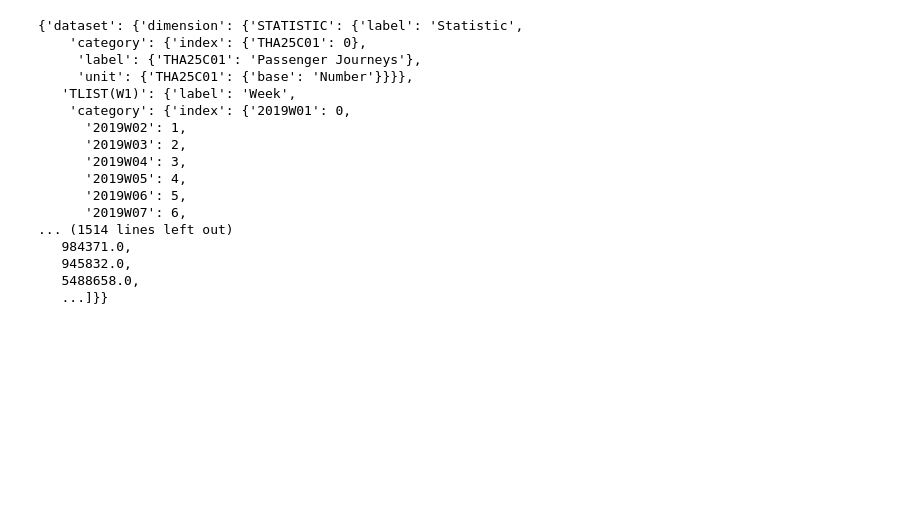
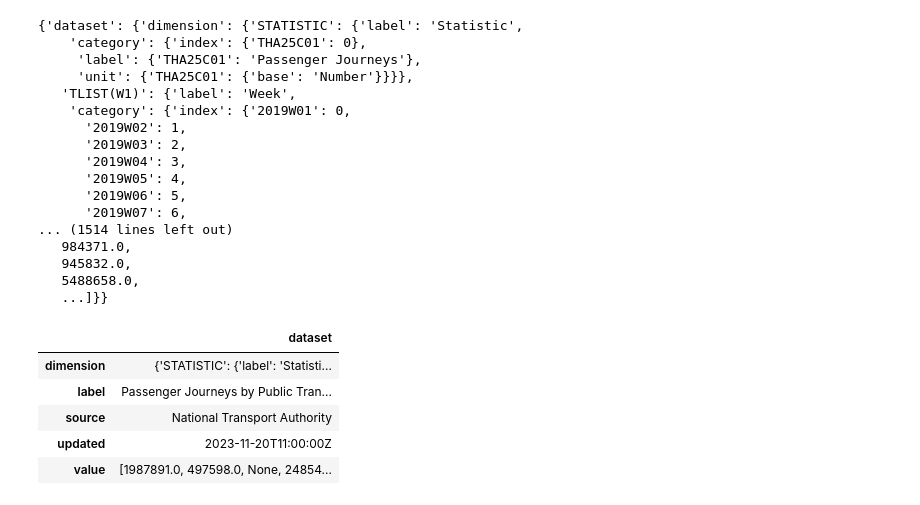
Before and after one commit to kalyanicct/da_sem1_ca2_rep, a Jupyter notebook: public_transport.ipynb, the cells around one changed output. Cells and saved outputs as stored; diff of their text form; code cells hidden in the pictures; blank space fills up the shorter version.

```diff
--- a/public_transport.ipynb
+++ b/public_transport.ipynb
@@ -33,3 +34,14 @@ json_data
    945832.0,
    5488658.0,
    ...]}}
+# %%
+irl_df = pd.DataFrame(json_data)
+# %%
+irl_df
+# %% [output]
+|  | dataset |
+| dimension | {'STATISTIC': {'label': 'Statisti... |
+| label | Passenger Journeys by Public Tran... |
+| source | National Transport Authority |
+| updated | 2023-11-20T11:00:00Z |
+| value | [1987891.0, 497598.0, None, 24854... |
```
Also changed, not shown: parts of 1 cell of this notebook.
